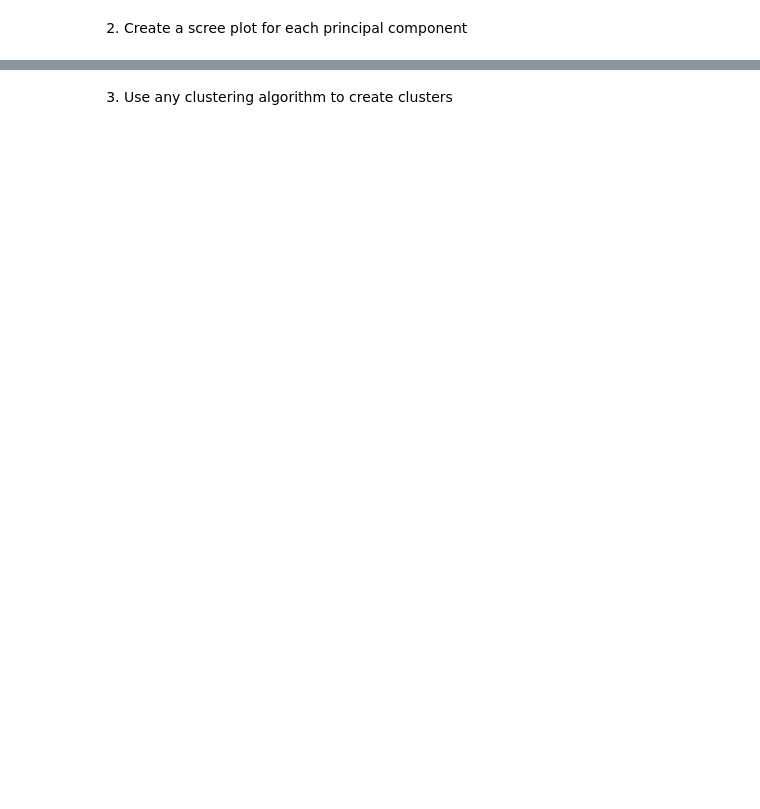
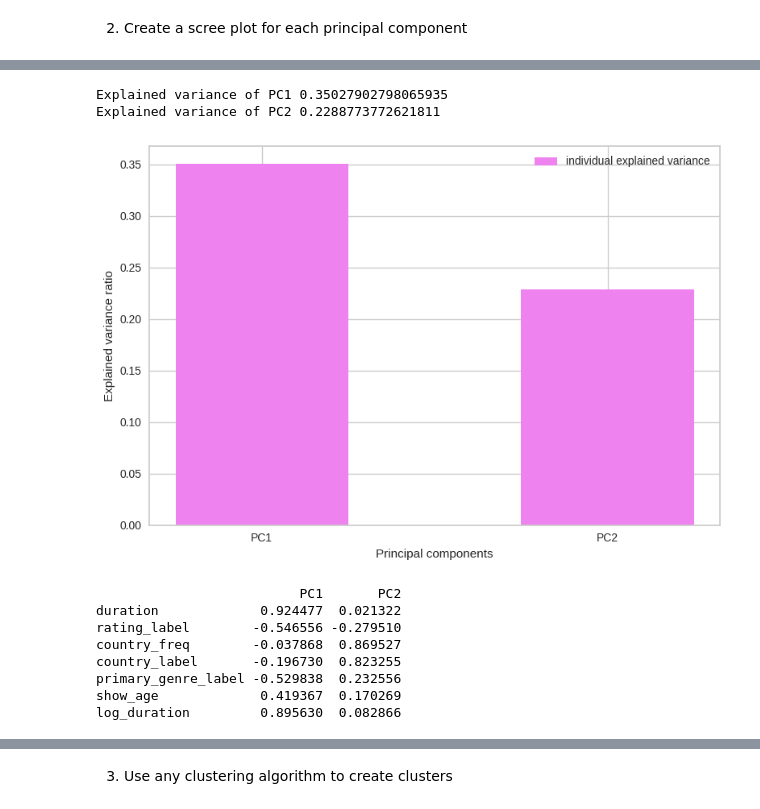
Before and after one commit to ashikaede/CCADMACL_EXERCISES, a Jupyter notebook: Colocado_Exercise6_.ipynb, the cells around one changed output, grey strips where cells are left out. Cells and saved outputs as stored; diff of their text form; code cells hidden in the pictures; blank space fills up the shorter version.

```diff
--- a/Colocado_Exercise6_.ipynb
+++ b/Colocado_Exercise6_.ipynb
@@ -181,0 +161,44 @@ PCA Transformed Data:
+# %%
+# Scree plot to visualize component importance
+
+
+explained_variance = pca.explained_variance_ratio_
+
+PC1_explainedvariance = explained_variance[0]
+print("Explained variance of PC1", PC1_explainedvariance)
+
+PC2_explainedvariance = explained_variance[1]
+print("Explained variance of PC2", PC2_explainedvariance)
+# %% [output]
+Explained variance of PC1 0.35027902798065935
+Explained variance of PC2 0.2288773772621811
+# %%
+
+explained_variance = pca.explained_variance_ratio_
+
+plt.figure()
+principalcomponents = ['PC1', 'PC2' ]
+
+plt.bar(principalcomponents, explained_variance[:3], width=0.5, label='individual explained variance', color='violet')
+plt.ylabel('Explained variance ratio')
+plt.xlabel('Principal components')
+plt.legend(loc='best')
+plt.tight_layout()
+
+plt.show()
+loadings = pca.components_.T * np.sqrt(pca.explained_variance_)
+
+
+loading_matrix = pd.DataFrame(loadings, columns=['PC1', 'PC2'], index=df_scaled.columns)
+
+print(loading_matrix)
+# %% [output]
+[figure, added]
+                          PC1       PC2
+duration             0.924477  0.021322
+rating_label        -0.546556 -0.279510
+country_freq        -0.037868  0.869527
+country_label       -0.196730  0.823255
+primary_genre_label -0.529838  0.232556
+show_age             0.419367  0.170269
+log_duration         0.895630  0.082866
```
Also changed, not shown: parts of 23 cells of this notebook.
